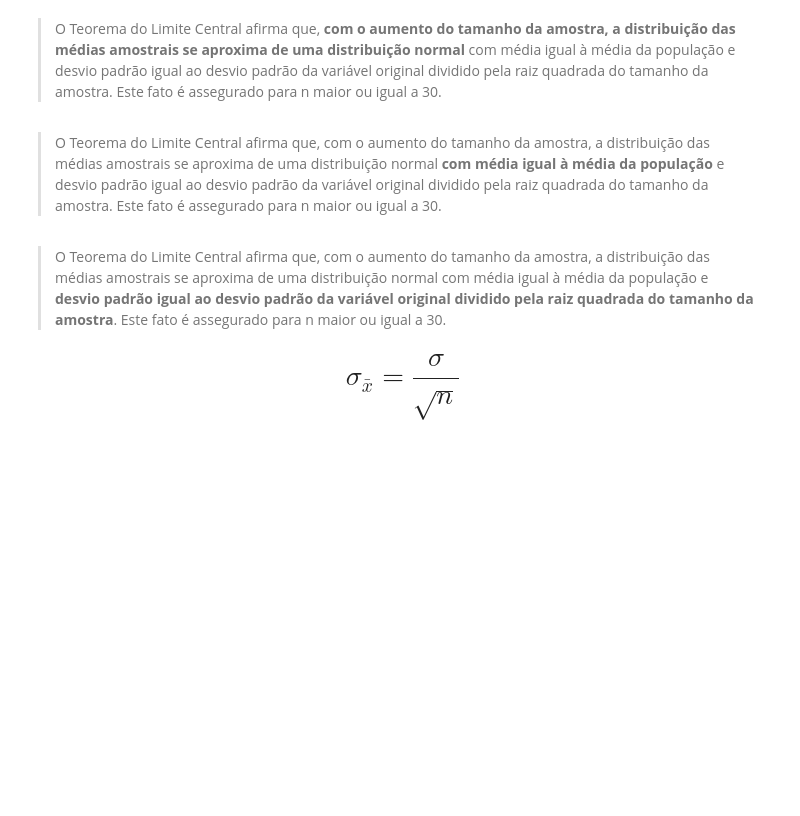
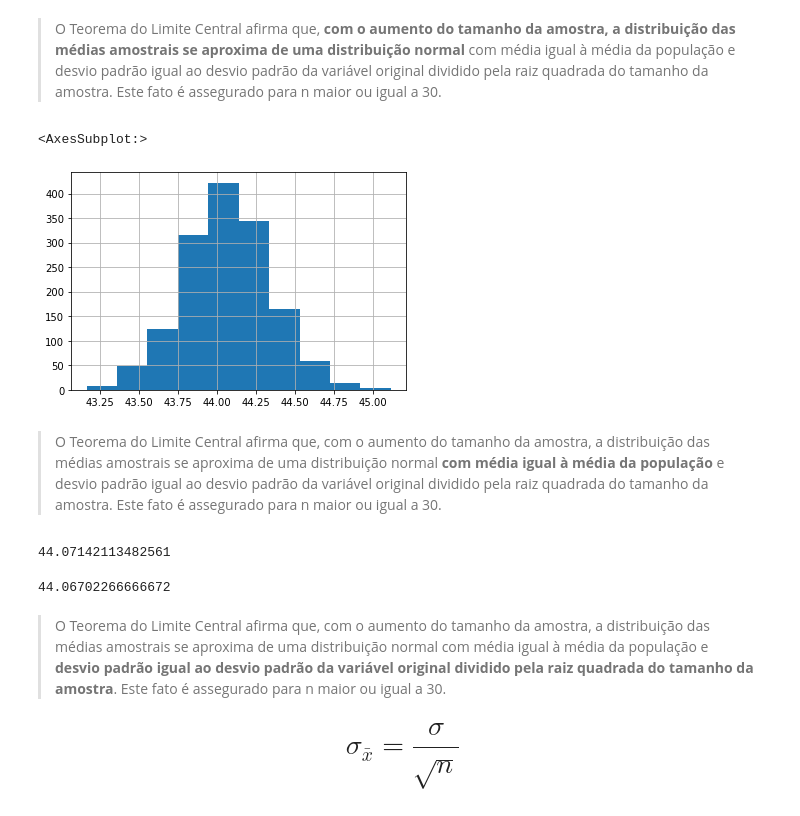
Before and after one commit to Gabriel-limadev/data_science_study, a Jupyter notebook: 4 - Estatística com Python: probabilidade e amostragem/course_files/Curso_de_Estatística_Parte_2.ipynb, the cells around one changed output. Saved outputs shown, nothing was run; the diff lists cells and outputs as text; code cells hidden in the pictures; blank space fills up the shorter version.

```diff
--- a/4 - Estatística com Python: probabilidade e amostragem/course_files/Curso_de_Estatística_Parte_2.ipynb
+++ b/4 - Estatística com Python: probabilidade e amostragem/course_files/Curso_de_Estatística_Parte_2.ipynb
@@ -848,3 +848,9 @@ Suponha que os pesos dos sacos de arroz de uma indústria alimentícia se distri
 O desvio padrão das médias amostrais é conhecido como **erro padrão da média**
 # %% [markdown]
 ### Entendendo o Teorema do Limite Central
+# %%
+n = 2000
+total_samples = 1500
+# %%
+samples = pd.DataFrame()
+samples
@@ -850,0 +859,5 @@ O desvio padrão das médias amostrais é conhecido como **erro padrão da médi
+# %%
+for i in range(total_samples):
+    _ = data['Idade'].sample(n)
+    _.index = range(len(_))
+    samples['Sample_' + str(i)] = _.copy()
@@ -851,7 +895,20 @@ O desvio padrão das médias amostrais é conhecido como **erro padrão da médi
 # %% [markdown]
 > O Teorema do Limite Central afirma que, **com o aumento do tamanho da amostra, a distribuição das médias amostrais se aproxima de uma distribuição normal** com média igual à média da população e desvio padrão igual ao desvio padrão da variável original dividido pela raiz quadrada do tamanho da amostra. Este fato é assegurado para n maior ou igual a 30.
+# %%
+samples.mean().hist()
+# %% [output]
+<AxesSubplot:>
+[figure, added]
 # %% [markdown]
 > O Teorema do Limite Central afirma que, com o aumento do tamanho da amostra, a distribuição das médias amostrais se aproxima de uma distribuição normal **com média igual à média da população** e desvio padrão igual ao desvio padrão da variável original dividido pela raiz quadrada do tamanho da amostra. Este fato é assegurado para n maior ou igual a 30.
+# %%
+data['Idade'].mean()
+# %% [output]
+44.07142113482561
+# %%
+samples.mean().mean()
+# %% [output]
+44.06702266666672
 # %% [markdown]
 > O Teorema do Limite Central afirma que, com o aumento do tamanho da amostra, a distribuição das médias amostrais se aproxima de uma distribuição normal com média igual à média da população e **desvio padrão igual ao desvio padrão da variável original dividido pela raiz quadrada do tamanho da amostra**. Este fato é assegurado para n maior ou igual a 30.
 
```
Also changed, not shown: parts of 27 cells of this notebook.
